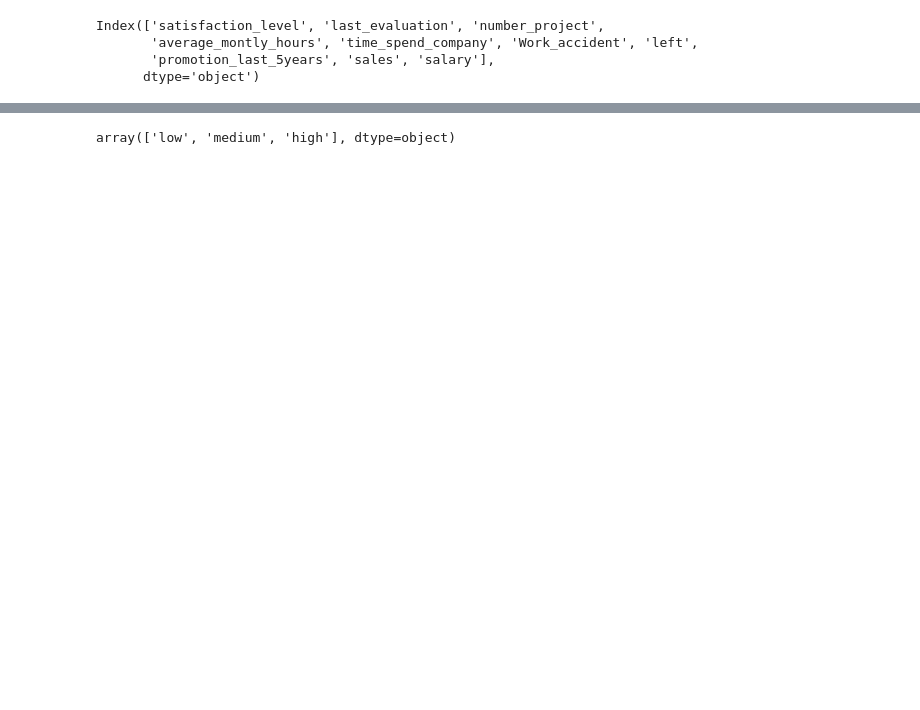
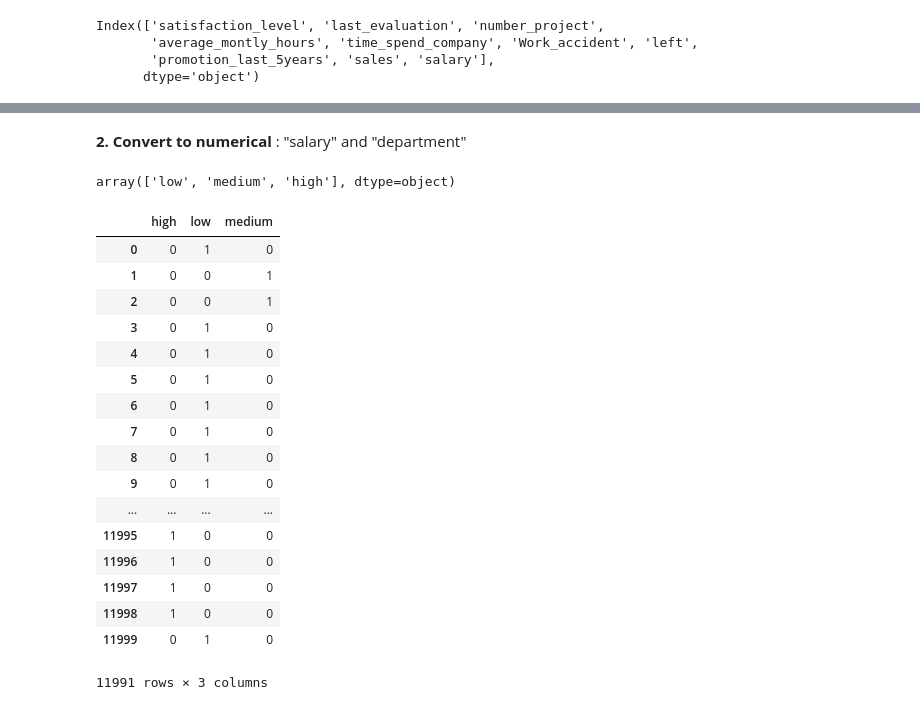
Before and after one commit to MariaGamero/TFM-ReasonsforEmployeeTurnover, a Jupyter notebook: Employee_retention.ipynb, the cells around one changed output, grey strips where cells are left out. Drawn from its saved outputs; the diff is of its cells as text; code cells hidden in the pictures; blank space fills up the shorter version.

```diff
--- a/Employee_retention.ipynb
+++ b/Employee_retention.ipynb
@@ -158,6 +174,4 @@ plt.show()
 # %%
-#I shift the name of the column called "sales" to "departament" and include "years" in "time_spend_company" column
-hr_no_dupl.columns=['satisfaction_level', 'last_evaluation', 'number_project',
+hr_no_dupl.columns=(['satisfaction_level', 'last_evaluation', 'number_project',
        'average_montly_hours', 'time_spend_company_years', 'Work_accident', 'left',
-       'promotion_last_5years', 'department', 'salary']
-hr_no_dupl.head()
+       'promotion_last_5years', 'department', 'salary'])
@@ -171,4 +187,29 @@ hr_no_dupl.head()
+# %% [markdown]
+**2. Convert to numerical** : "salary" and "department"
 # %%
 hr_no_dupl['salary'].unique()
 # %% [output]
 array(['low', 'medium', 'high'], dtype=object)
+# %%
+#Dummy Coding
+hr_salary = pd.get_dummies(hr_no_dupl['salary'])
+hr_salary
+# %% [output]
+|  | high | low | medium |
+| 0 | 0 | 1 | 0 |
+| 1 | 0 | 0 | 1 |
+| 2 | 0 | 0 | 1 |
+| 3 | 0 | 1 | 0 |
+| 4 | 0 | 1 | 0 |
+| 5 | 0 | 1 | 0 |
+| 6 | 0 | 1 | 0 |
+| 7 | 0 | 1 | 0 |
+| 8 | 0 | 1 | 0 |
+| 9 | 0 | 1 | 0 |
+| ... | ... | ... | ... |
+| 11995 | 1 | 0 | 0 |
+| 11996 | 1 | 0 | 0 |
+| 11997 | 1 | 0 | 0 |
+| 11998 | 1 | 0 | 0 |
+| 11999 | 0 | 1 | 0 |
+11991 rows × 3 columns
```
Also changed, not shown: parts of 30 cells of this notebook.
